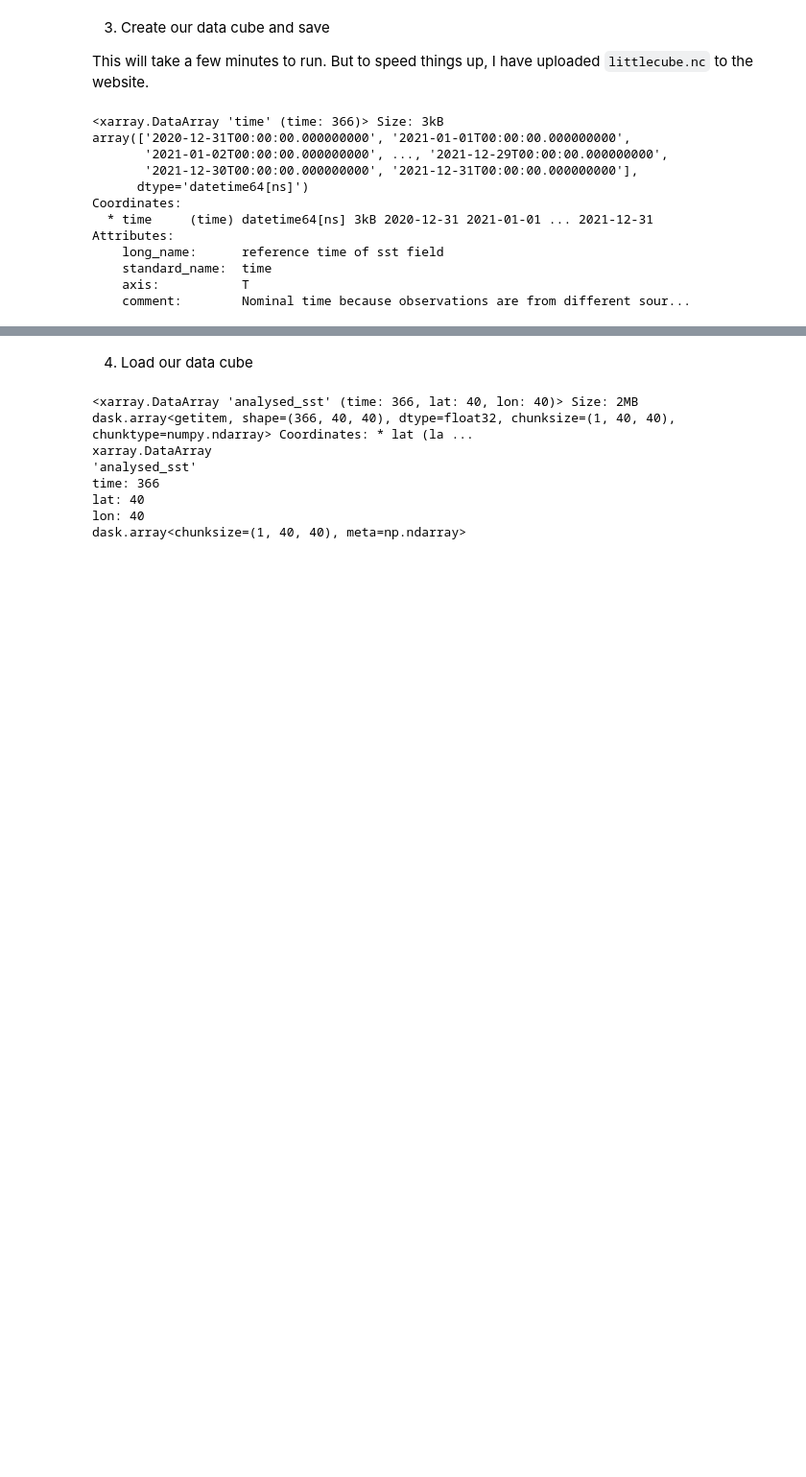
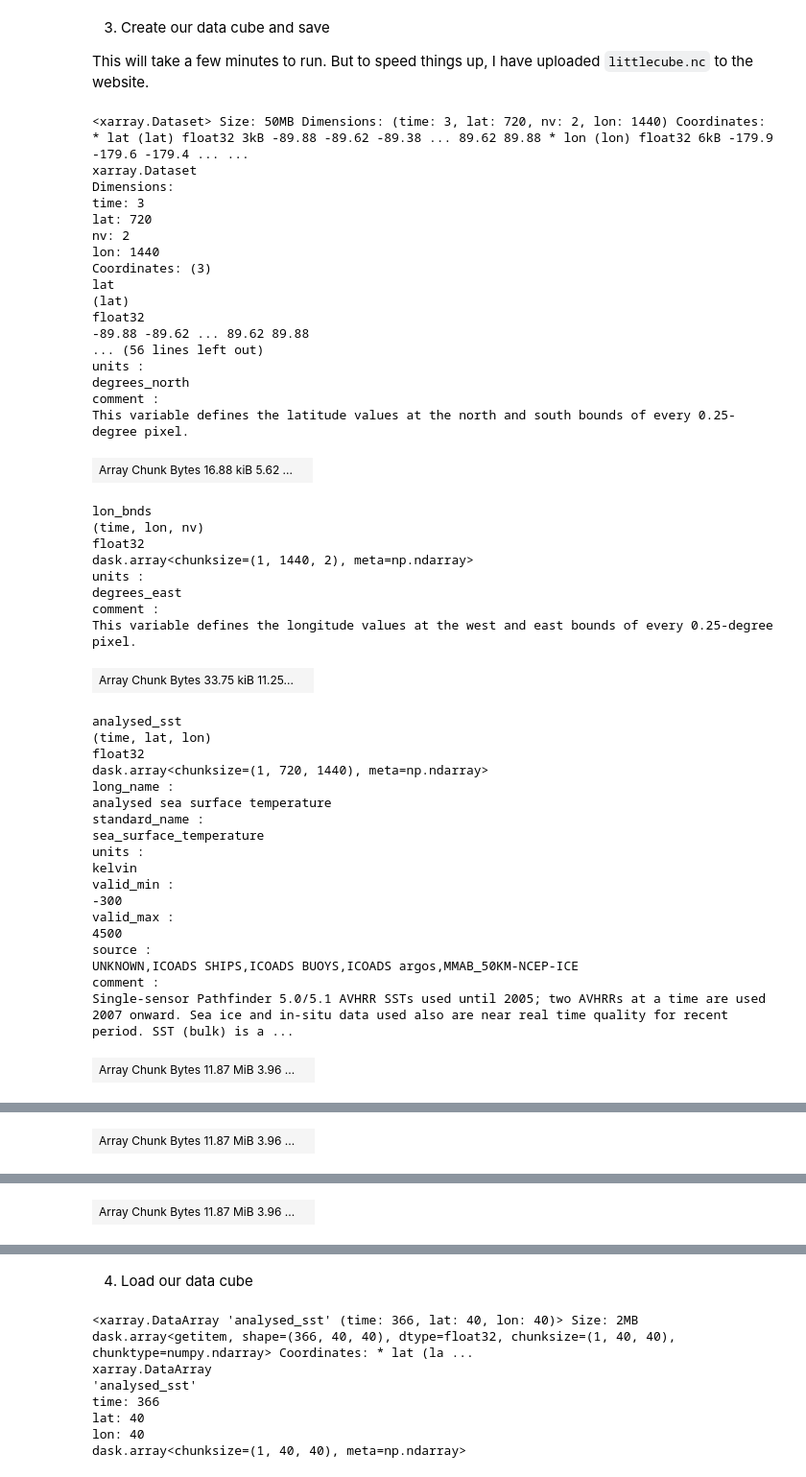
Before and after one commit to dpendleton1/Dakar-Humpback, a Jupyter notebook: sst-dakar-cube.ipynb, the cells around one changed output, grey strips where cells are left out. Shown at 96% size. Saved outputs shown, nothing was run; the diff lists cells and outputs as text; code cells hidden in the pictures; blank space fills up the shorter version.

```diff
--- a/sst-dakar-cube.ipynb
+++ b/sst-dakar-cube.ipynb
@@ -27,8 +27,8 @@ if not auth.authenticated:
 short_name = 'AVHRR_OI-NCEI-L4-GLOB-v2.1'
 version = "2.1"
 
-date_start = "2021-01-01"
-date_end = "2021-12-31"
+date_start = "2021-05-02"
+date_end = "2021-05-03"
 date_range = (date_start, date_end)
 
 min_lon = -20
@@ -64,15 +60,0 @@ dc = ds['analysed_sst'].sel(lat=slice(min_lat, max_lat), lon=slice(min_lon, max_
-# %%
-dc.time
-# %% [output]
-<xarray.DataArray 'time' (time: 366)> Size: 3kB
-array(['2020-12-31T00:00:00.000000000', '2021-01-01T00:00:00.000000000',
-       '2021-01-02T00:00:00.000000000', ..., '2021-12-29T00:00:00.000000000',
-       '2021-12-30T00:00:00.000000000', '2021-12-31T00:00:00.000000000'],
-      dtype='datetime64[ns]')
-Coordinates:
-  * time     (time) datetime64[ns] 3kB 2020-12-31 2021-01-01 ... 2021-12-31
-Attributes:
-    long_name:      reference time of sst field
-    standard_name:  time
-    axis:           T
-    comment:        Nominal time because observations are from different sour...
@@ -84,0 +61,49 @@ dc = xr.open_dataset("littlecube.nc")['analysed_sst']
+# %%
+ds
+# %% [output]
+<xarray.Dataset> Size: 50MB Dimensions: (time: 3, lat: 720, nv: 2, lon: 1440) Coordinates: * lat (lat) float32 3kB -89.88 -89.62 -89.38 ... 89.62 89.88 * lon (lon) float32 6kB -179.9 -179.6 -179.4 ... ...
+xarray.Dataset
+Dimensions:
+time: 3
+lat: 720
+nv: 2
+lon: 1440
+Coordinates: (3)
+lat
+(lat)
+float32
+-89.88 -89.62 ... 89.62 89.88
+... (56 lines left out)
+units :
+degrees_north
+comment :
+This variable defines the latitude values at the north and south bounds of every 0.25-degree pixel.
+| Array Chunk Bytes 16.88 kiB 5.62 ... |  |
+lon_bnds
+(time, lon, nv)
+float32
+dask.array<chunksize=(1, 1440, 2), meta=np.ndarray>
+units :
+degrees_east
+comment :
+This variable defines the longitude values at the west and east bounds of every 0.25-degree pixel.
+| Array Chunk Bytes 33.75 kiB 11.25... |  |
+analysed_sst
+(time, lat, lon)
+float32
+dask.array<chunksize=(1, 720, 1440), meta=np.ndarray>
+long_name :
+analysed sea surface temperature
+standard_name :
+sea_surface_temperature
+units :
+kelvin
+valid_min :
+-300
+valid_max :
+4500
+source :
+UNKNOWN,ICOADS SHIPS,ICOADS BUOYS,ICOADS argos,MMAB_50KM-NCEP-ICE
+comment :
+Single-sensor Pathfinder 5.0/5.1 AVHRR SSTs used until 2005; two AVHRRs at a time are used 2007 onward. Sea ice and in-situ data used also are near real time quality for recent period. SST (bulk) is a ...
+| Array Chunk Bytes 11.87 MiB 3.96 ... |  |
@@ -84,0 +124 @@ dc = xr.open_dataset("littlecube.nc")['analysed_sst']
+| Array Chunk Bytes 11.87 MiB 3.96 ... |  |
@@ -84,0 +143 @@ dc = xr.open_dataset("littlecube.nc")['analysed_sst']
+| Array Chunk Bytes 11.87 MiB 3.96 ... |  |
```
Also changed, not shown: parts of 8 cells of this notebook, 1 other file.
